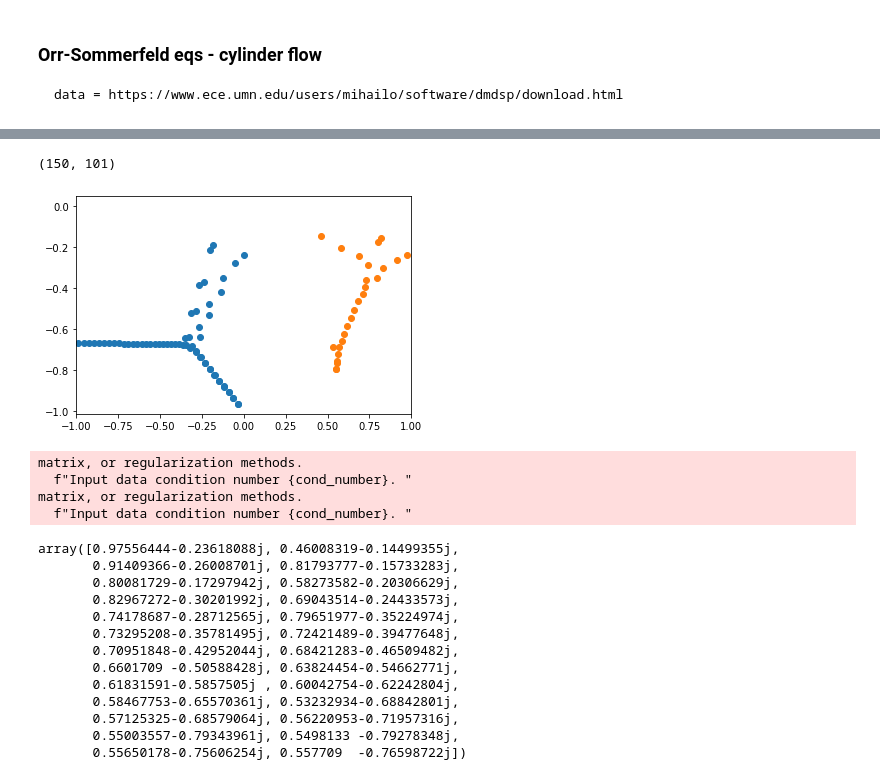
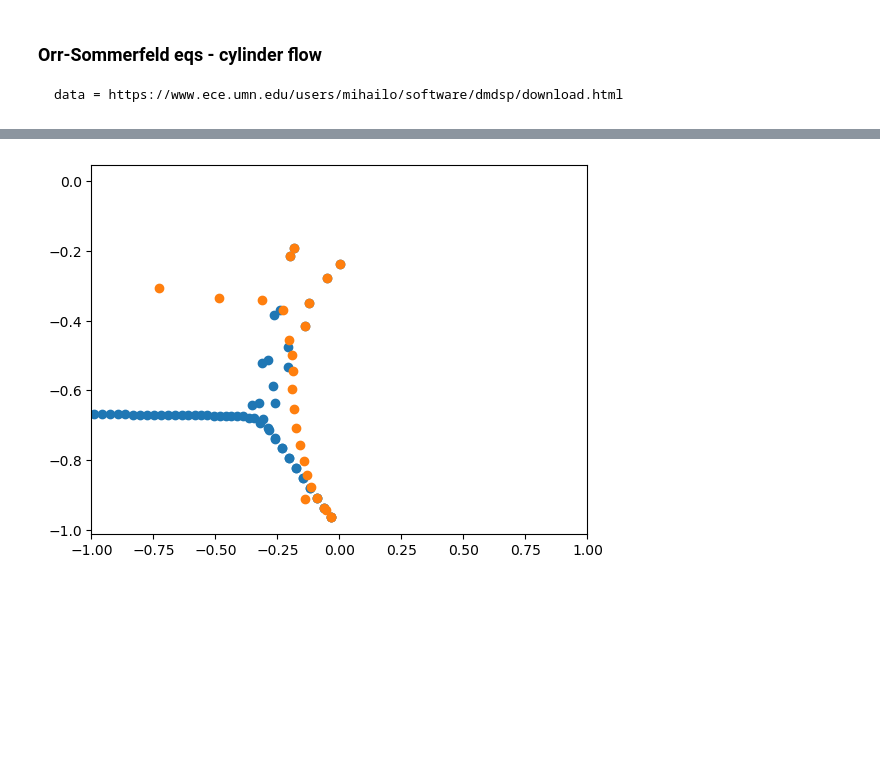
Before and after one commit to ela-d/DMD, a Jupyter notebook: Orr-Sommerfeld_example.ipynb, the cells around one changed output, grey strips where cells are left out. Drawn from its saved outputs; the diff is of its cells as text; code cells hidden in the pictures; blank space fills up the shorter version.

```diff
--- a/Orr-Sommerfeld_example.ipynb
+++ b/Orr-Sommerfeld_example.ipynb
@@ -37,40 +43,16 @@ plt.show()
-# %%
-xfull = loadmat('channel_xfull.mat')
-xfull = xfull['X']
-xfull.shape
-# %% [output]
-(150, 101)
 # %%
 Z, L, r, _, _ = GEDMDQ(xfull[:,:100], xfull[:,1:101], k=26)
+
+dmd1 = pydmd.DMD(svd_rank=26)
+dmd1.fit(xfull[:,:100], xfull[:,1:101])
+dmd1.dmd_time['tend']=100
+dmd1.reconstructed_data.shape
+
+Z, L, r, _, _ = GEDMDQ(xfull[:,:100], xfull[:,1:101], k=26)
 plt.scatter(np.real(os), np.imag(os)) #real orr-sommerfeld eigs
-plt.scatter(np.real(L), np.imag(L))
+plt.scatter(np.real(np.log(L)), np.imag(np.log(L))) #treba log L / dt, kod nas dt=1
+plt.scatter(np.real(np.log(dmd1.eigs)), np.imag(np.log(dmd1.eigs)))
 plt.xlim(-1,1)
 plt.show()
 # %% [output]
-[figure, old version]
+[figure, new version]
-# %%
-import pydmd
-dmd1 = pydmd.DMD(svd_rank=26)
-dmd1.fit(xfull[:,:100], xfull[:,1:101])
-dmd1.dmd_time['tend']=100
-dmd1.reconstructed_data.shape
-
-dmd1.eigs
-# %% [output]
-matrix, or regularization methods.
-  f"Input data condition number {cond_number}. "
-matrix, or regularization methods.
-  f"Input data condition number {cond_number}. "
-array([0.97556444-0.23618088j, 0.46008319-0.14499355j,
-       0.91409366-0.26008701j, 0.81793777-0.15733283j,
-       0.80081729-0.17297942j, 0.58273582-0.20306629j,
-       0.82967272-0.30201992j, 0.69043514-0.24433573j,
-       0.74178687-0.28712565j, 0.79651977-0.35224974j,
-       0.73295208-0.35781495j, 0.72421489-0.39477648j,
-       0.70951848-0.42952044j, 0.68421283-0.46509482j,
-       0.6601709 -0.50588428j, 0.63824454-0.54662771j,
-       0.61831591-0.5857505j , 0.60042754-0.62242804j,
-       0.58467753-0.65570361j, 0.53232934-0.68842801j,
-       0.57125325-0.68579064j, 0.56220953-0.71957316j,
-       0.55003557-0.79343961j, 0.5498133 -0.79278348j,
-       0.55650178-0.75606254j, 0.557709  -0.76598722j])
```
Also changed, not shown: parts of 7 cells of this notebook.
